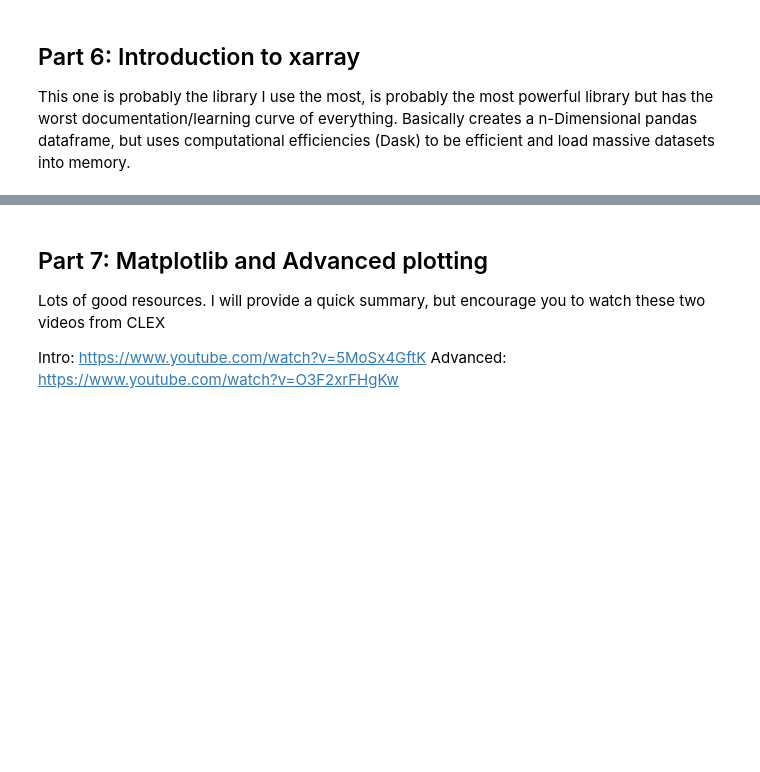
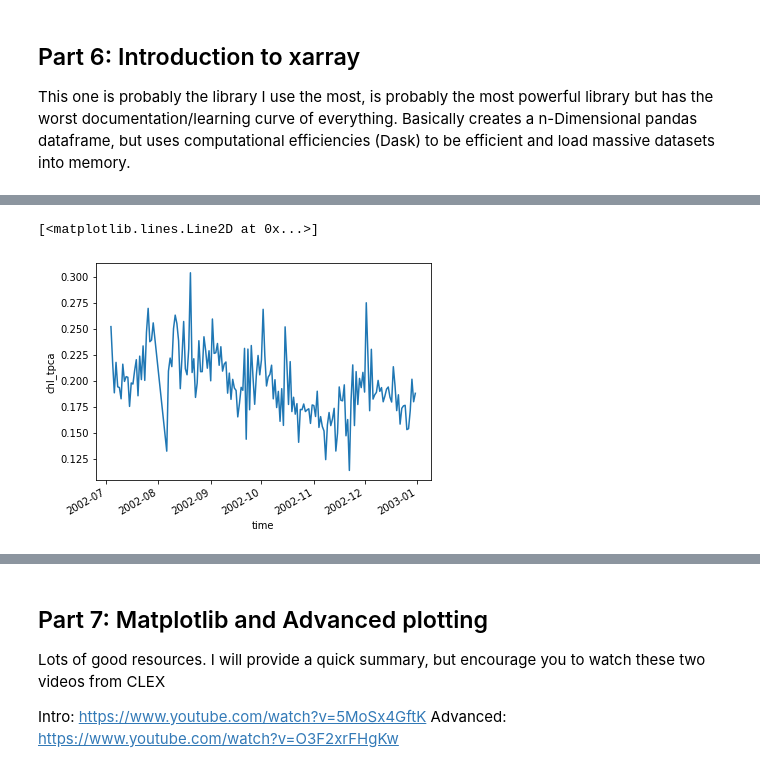
Before and after one commit to datatas/DT-introduction-to-scientific-python, a Jupyter notebook: Introduction_to_scientific_python.ipynb, the cells around one changed output, grey strips where cells are left out. Saved outputs shown, nothing was run; the diff lists cells and outputs as text; code cells hidden in the pictures; blank space fills up the shorter version.

```diff
--- a/Introduction_to_scientific_python.ipynb
+++ b/Introduction_to_scientific_python.ipynb
@@ -336,0 +352,6 @@ remote_data = xr.open_dataset(
+# %%
+#Or even just a timeseries for 2N-2S
+nics_chlorophyll.chl_tpca.sel(lat=slice(2,-2)).mean(dim=['lat','lon']).plot()
+# %% [output]
+[<matplotlib.lines.Line2D at 0x...>]
+[figure, added]
```
Also changed, not shown: parts of 30 cells of this notebook.
